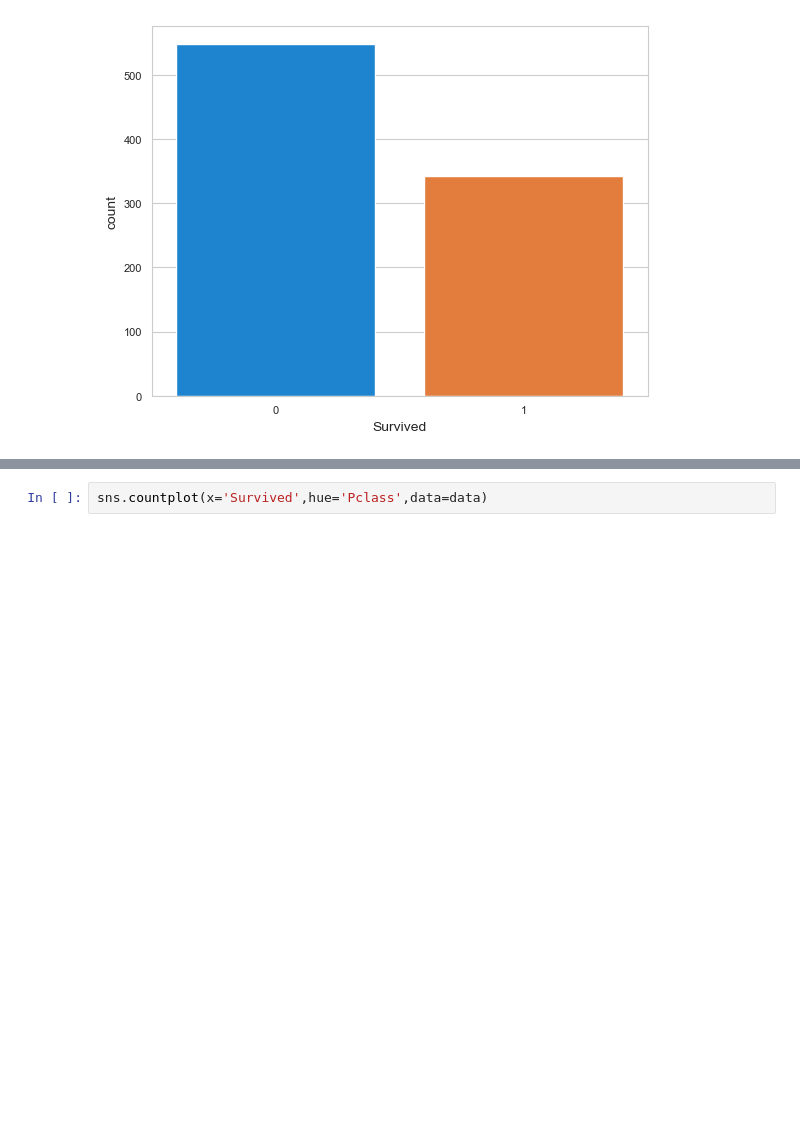
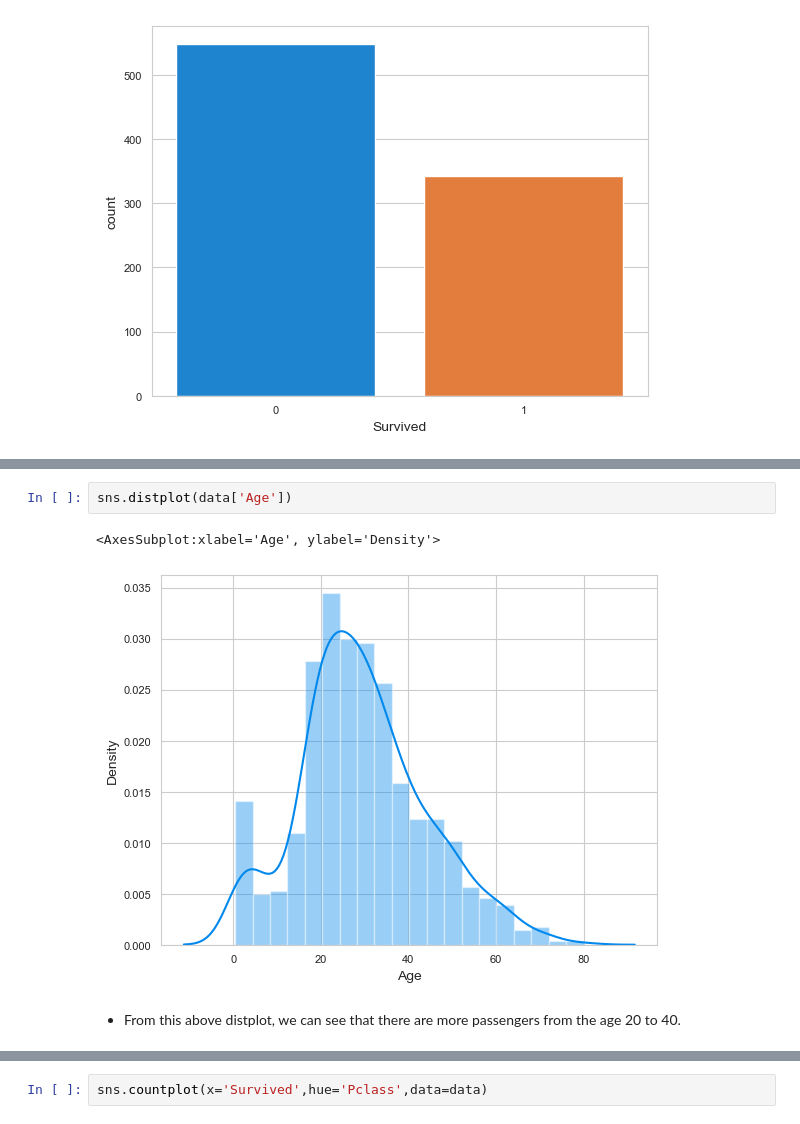
Before and after one commit to shreelakshmi-22/Prodigy_Infotech, a Jupyter notebook: TASK 2/TASK_2.ipynb, the cells around one changed output, grey strips where cells are left out. Drawn from its saved outputs; the diff is of its cells as text; blank space fills up the shorter version.

```diff
--- a/TASK 2/TASK_2.ipynb
+++ b/TASK 2/TASK_2.ipynb
@@ -121,0 +131,7 @@ sns.countplot(x='Survived',data=data)
+# %%
+sns.distplot(data['Age'])
+# %% [output]
+<AxesSubplot:xlabel='Age', ylabel='Density'>
+[figure, added]
+# %% [markdown]
+* From this above distplot, we can see that there are more passengers from the age 20 to 40.
```
Also changed, not shown: parts of 23 cells of this notebook, 1 other file.
